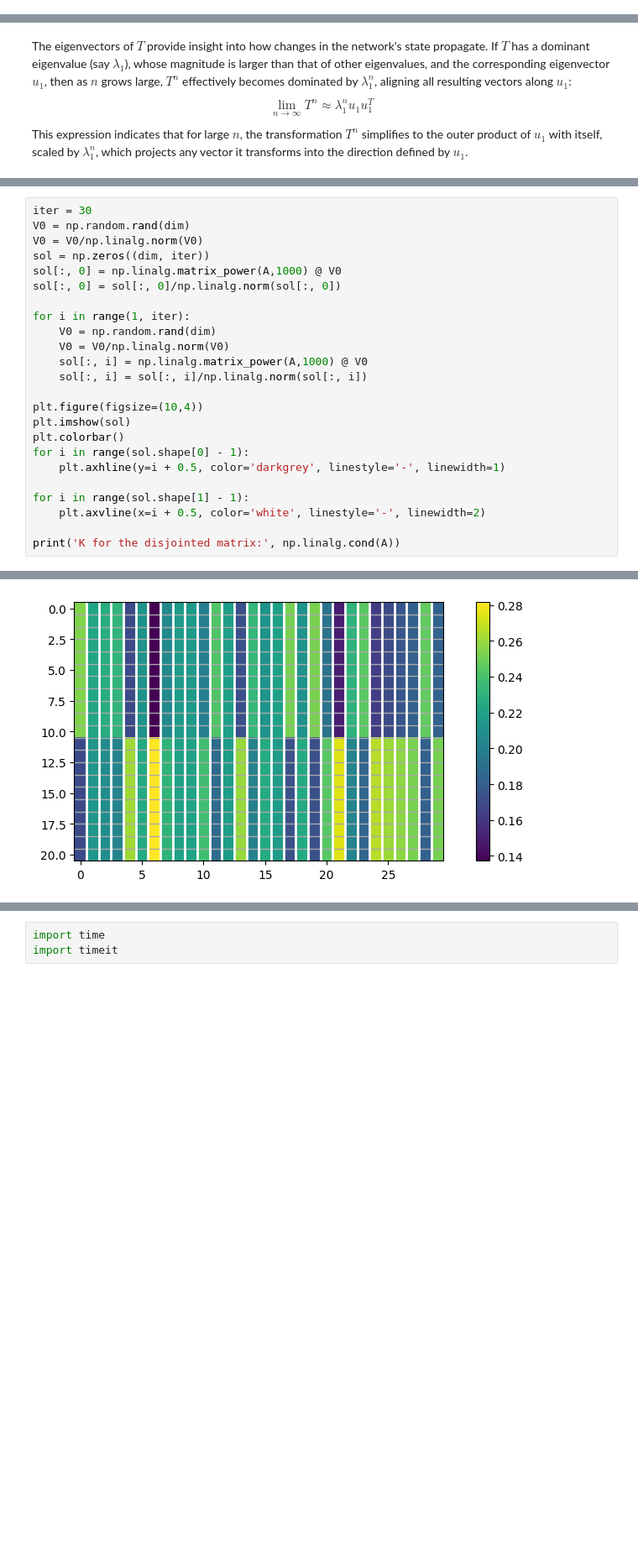
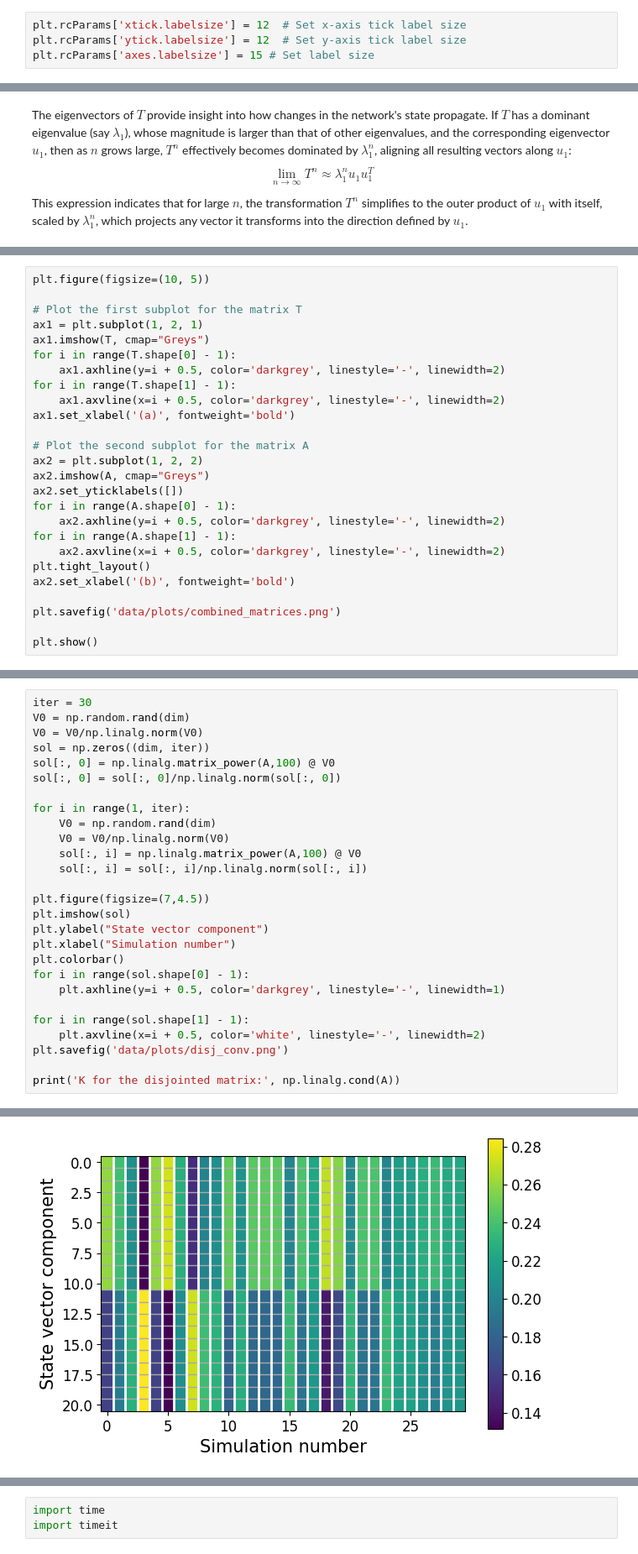
Before and after one commit to emilssp/Computational_Physics_v24, a Jupyter notebook: Neural_Dynamics/main.ipynb, the cells around one changed output, grey strips where cells are left out. Shown at 84% size. Cells and saved outputs as stored; diff of their text form; blank space fills up the shorter version.

```diff
--- a/Neural_Dynamics/main.ipynb
+++ b/Neural_Dynamics/main.ipynb
@@ -5,6 +5,10 @@ import matplotlib.pyplot as plt
 # %%
 from sympy import Matrix
 from sympy.printing.latex import latex
+# %%
+plt.rcParams['xtick.labelsize'] = 12  # Set x-axis tick label size
+plt.rcParams['ytick.labelsize'] = 12  # Set y-axis tick label size
+plt.rcParams['axes.labelsize'] = 15 # Set label size
 # %%
 def transformation_matrix(N):
     matrix = np.zeros((N, N))
@@ -226,0 +251,26 @@ data/raw/transformation_mat/disjointed.tex
+# %%
+plt.figure(figsize=(10, 5))
+
+# Plot the first subplot for the matrix T
+ax1 = plt.subplot(1, 2, 1)
+ax1.imshow(T, cmap="Greys")
+for i in range(T.shape[0] - 1):
+    ax1.axhline(y=i + 0.5, color='darkgrey', linestyle='-', linewidth=2)
+for i in range(T.shape[1] - 1):
+    ax1.axvline(x=i + 0.5, color='darkgrey', linestyle='-', linewidth=2)
+ax1.set_xlabel('(a)', fontweight='bold')
+
+# Plot the second subplot for the matrix A
+ax2 = plt.subplot(1, 2, 2)
+ax2.imshow(A, cmap="Greys")
+ax2.set_yticklabels([])
+for i in range(A.shape[0] - 1):
+    ax2.axhline(y=i + 0.5, color='darkgrey', linestyle='-', linewidth=2)
+for i in range(A.shape[1] - 1):
+    ax2.axvline(x=i + 0.5, color='darkgrey', linestyle='-', linewidth=2)
+plt.tight_layout()
+ax2.set_xlabel('(b)', fontweight='bold')
+
+plt.savefig('data/plots/combined_matrices.png')
+
+plt.show()
@@ -269,30 +340,33 @@ Smallest Eigenvector (2): [-0.30151134  0.27923356  0.30546815 -0.35871171  0.23
 # %%
 iter = 30
 V0 = np.random.rand(dim)
 V0 = V0/np.linalg.norm(V0)
 sol = np.zeros((dim, iter))
-sol[:, 0] = np.linalg.matrix_power(A,1000) @ V0
+sol[:, 0] = np.linalg.matrix_power(A,100) @ V0
 sol[:, 0] = sol[:, 0]/np.linalg.norm(sol[:, 0])
 
 for i in range(1, iter):
     V0 = np.random.rand(dim)
     V0 = V0/np.linalg.norm(V0)
-    sol[:, i] = np.linalg.matrix_power(A,1000) @ V0
+    sol[:, i] = np.linalg.matrix_power(A,100) @ V0
     sol[:, i] = sol[:, i]/np.linalg.norm(sol[:, i])
 
-plt.figure(figsize=(10,4))
+plt.figure(figsize=(7,4.5))
 plt.imshow(sol)
+plt.ylabel("State vector component")
+plt.xlabel("Simulation number")
 plt.colorbar()
 for i in range(sol.shape[0] - 1):
     plt.axhline(y=i + 0.5, color='darkgrey', linestyle='-', linewidth=1)
 
 for i in range(sol.shape[1] - 1):
     plt.axvline(x=i + 0.5, color='white', linestyle='-', linewidth=2)
+plt.savefig('data/plots/disj_conv.png')
 
 print('K for the disjointed matrix:', np.linalg.cond(A))
 # %% [output]
 K for the disjointed matrix: 4.028967658534014e+17
-[figure, old version]
+[figure, new version]
 # %% [markdown]
 The system chooses one of the dominating eigenstates depending on the initial state.
 $${\text {Relative error in output} \over \text {Relative error in input}} \leq K(\mathbf{A}) \rightarrow {\lVert \Delta x \rVert \over  {\lVert x \rVert}} \leq K(\mathbf{A}) {\lVert \Delta b \rVert \over {\lVert b \rVert}}$$
```
Also changed, not shown: parts of 38 cells of this notebook, 6 other files.
